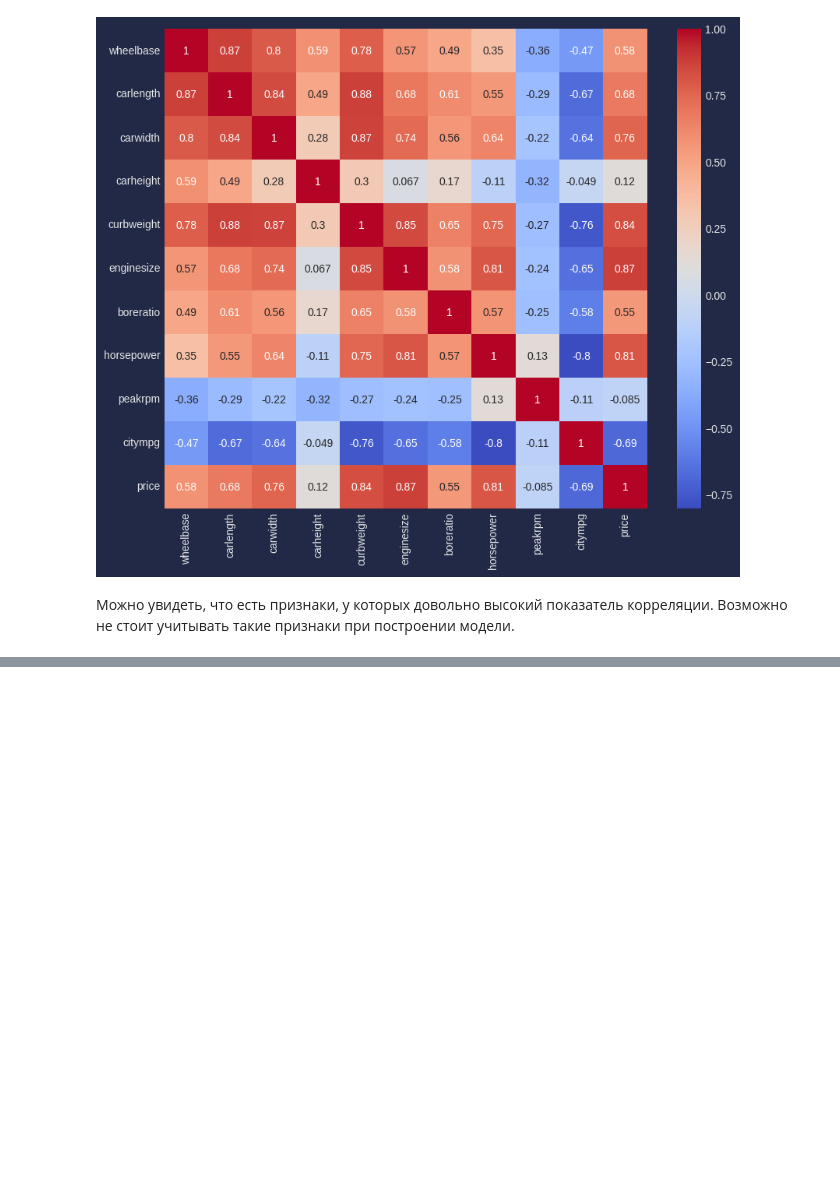
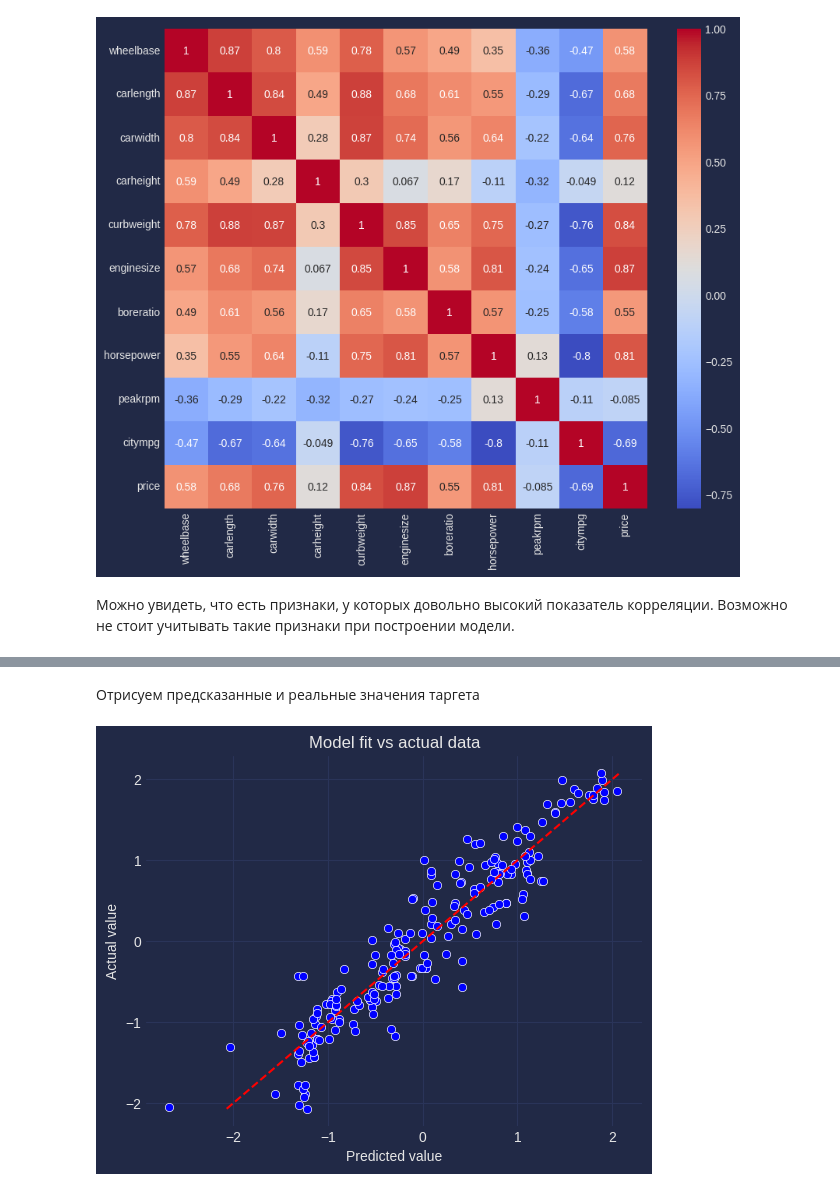
Before and after one commit to constantfear/MTS-homework, a Jupyter notebook: HW-Math/Final_homework/final_homework.ipynb, the cells around one changed output, grey strips where cells are left out. Saved outputs shown, nothing was run; the diff lists cells and outputs as text; code cells hidden in the pictures; blank space fills up the shorter version.

```diff
--- a/HW-Math/Final_homework/final_homework.ipynb
+++ b/HW-Math/Final_homework/final_homework.ipynb
@@ -360,0 +398,2 @@ sns.heatmap(cor, cmap='coolwarm', annot=True);
+# %%
+prepared_data = data.drop('doornumber',axis=1)
@@ -360,0 +420,22 @@ sns.heatmap(cor, cmap='coolwarm', annot=True);
+# %%
+drivewheel_dict = {
+    "rwd": 1,
+    "fwd": 0,
+    "4wd": 0
+}
+prepared_data['is_rwd'] = prepared_data['drivewheel'].replace(drivewheel_dict)
+
+enginelocation_dict = {
+    "rear": 1,
+    "front": 0
+}
+prepared_data['is_rear_engine_lication'] = prepared_data['enginelocation'].replace(enginelocation_dict)
+
+carbody_dict = {
+    "convertible": 1,
+    "hardtop": 1,
+    "hatchback": 0,
+    "sedan": 0,
+    "wagon": 0,
+}
+prepared_data['convertible_or_hardtop'] = prepared_data['carbody'].replace(carbody_dict)
@@ -360,0 +451,3 @@ sns.heatmap(cor, cmap='coolwarm', annot=True);
+# %%
+scaler = StandardScaler()
+prepared_data[num_cols] = scaler.fit_transform(prepared_data[num_cols])
@@ -360,0 +460,6 @@ sns.heatmap(cor, cmap='coolwarm', annot=True);
+# %%
+features = num_cols+['is_rwd', 'is_rear_engine_lication', 'convertible_or_hardtop']
+
+X = sm.add_constant(prepared_data[features].drop('price',axis=1))
+model_1 = sm.OLS(prepared_data['price'], X).fit()
+model_1.summary()
@@ -360,0 +501,12 @@ sns.heatmap(cor, cmap='coolwarm', annot=True);
+# %% [markdown]
+Отрисуем предсказанные и реальные значения таргета
+# %%
+sns.scatterplot(x=model_1.fittedvalues, y=prepared_data['price'], c='b');
+sns.lineplot(x=prepared_data['price'], y=prepared_data['price'], c='r', linestyle='--');
+plt.xlabel('Predicted value')
+plt.ylabel('Actual value')
+plt.title('Model fit vs actual data')
+
+plt.show()
+# %% [output]
+[figure, added]
```
Also changed, not shown: parts of 42 cells of this notebook, 1 other file.
